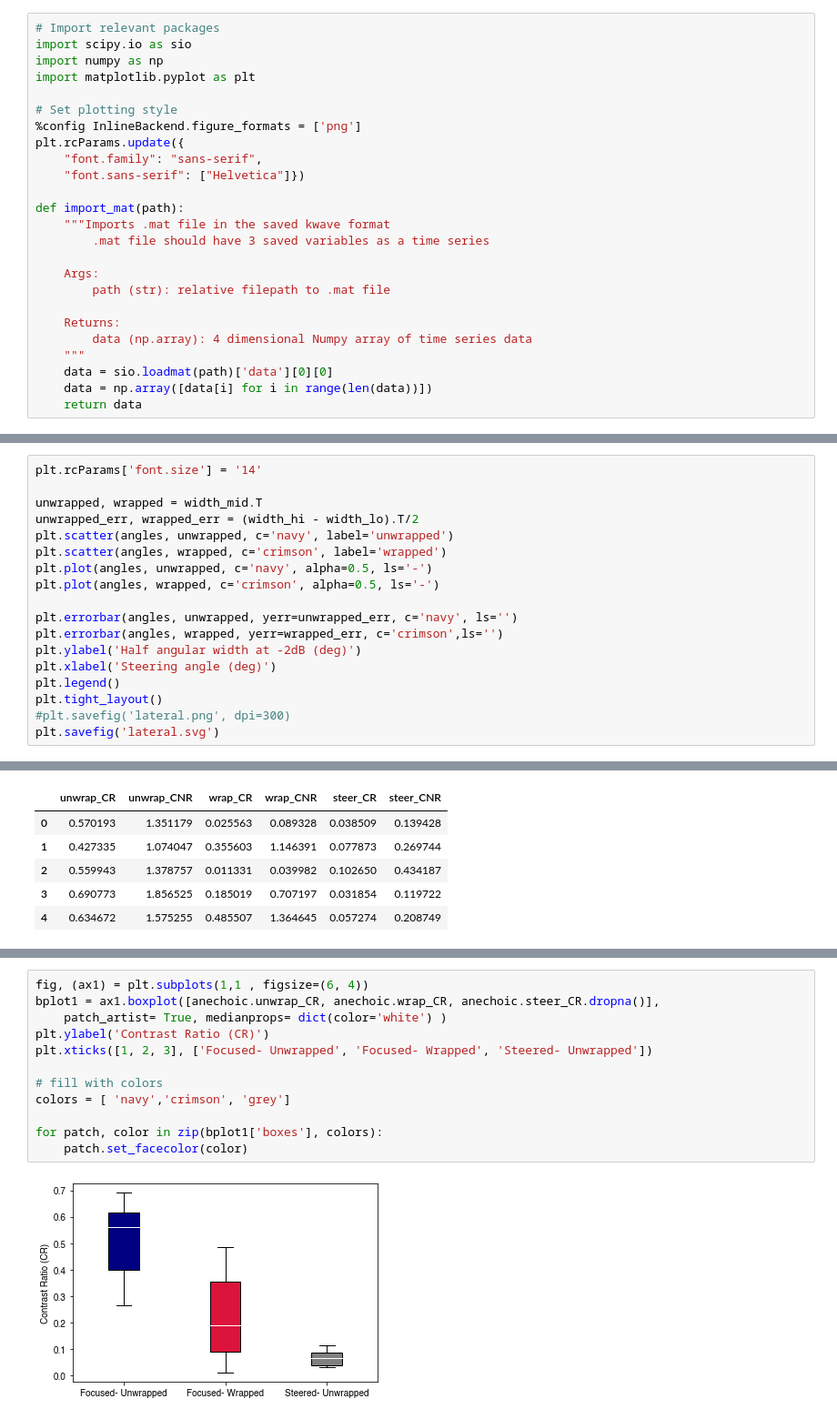
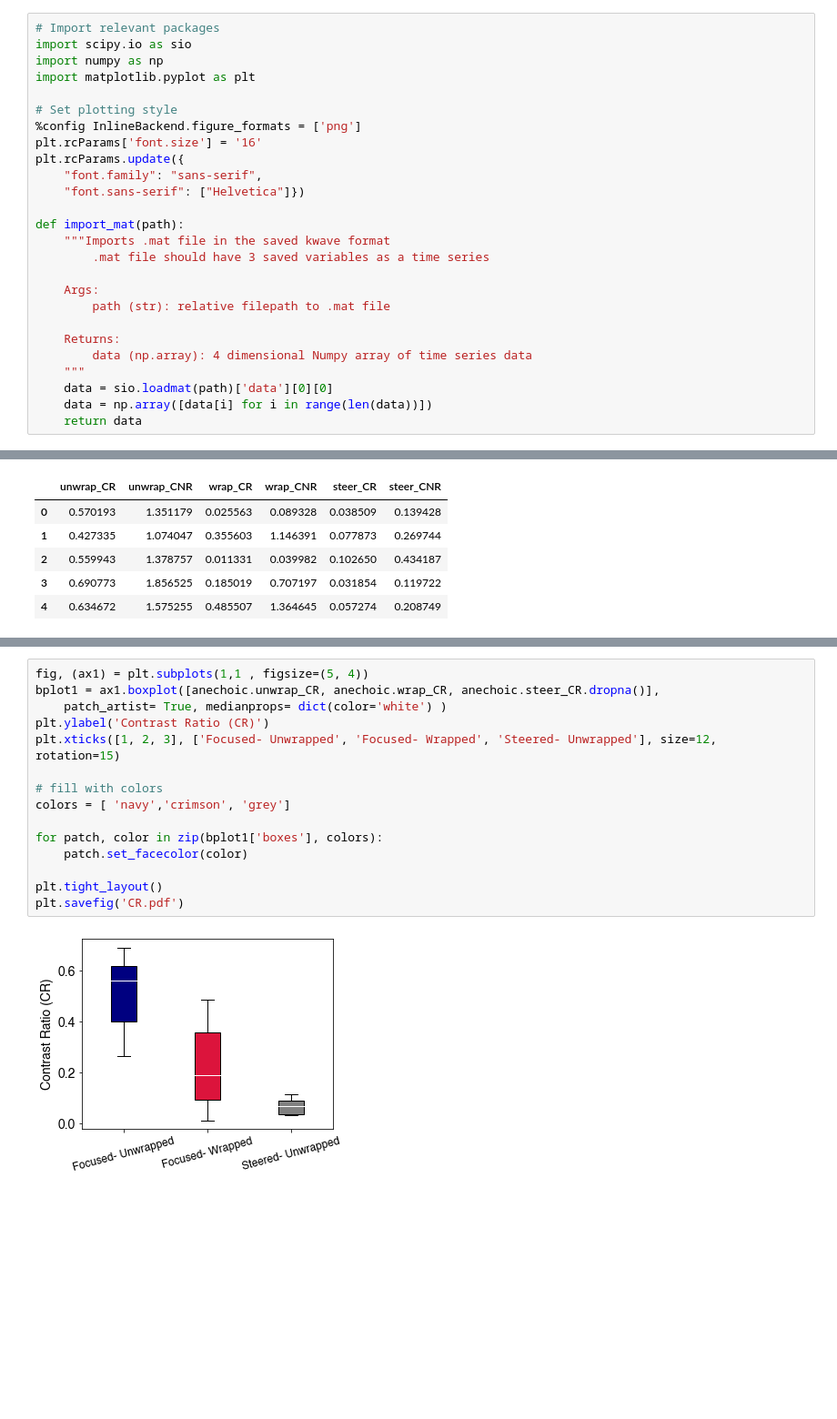
Before and after one commit to kwokkenton/dormouse, a Jupyter notebook: analysis/analysis.ipynb, the cells around one changed output, grey strips where cells are left out. Shown at 91% size. Cells and saved outputs as stored; diff of their text form; blank space fills up the shorter version.

```diff
--- a/analysis/analysis.ipynb
+++ b/analysis/analysis.ipynb
@@ -9,6 +9,7 @@ import matplotlib.pyplot as plt
 
 # Set plotting style
 %config InlineBackend.figure_formats = ['png']
+plt.rcParams['font.size'] = '16'
 plt.rcParams.update({
     "font.family": "sans-serif",
     "font.sans-serif": ["Helvetica"]})
@@ -204,20 +373,2 @@ Text(0.5, 1.0, 'Tolerance visualisations')
 # %% [markdown]
 When main lobe reaches -2dB.
-# %%
-plt.rcParams['font.size'] = '14'
-
-unwrapped, wrapped = width_mid.T
-unwrapped_err, wrapped_err = (width_hi - width_lo).T/2
-plt.scatter(angles, unwrapped, c='navy', label='unwrapped')
-plt.scatter(angles, wrapped, c='crimson', label='wrapped')
-plt.plot(angles, unwrapped, c='navy', alpha=0.5, ls='-')
-plt.plot(angles, wrapped, c='crimson', alpha=0.5, ls='-')
-
-plt.errorbar(angles, unwrapped, yerr=unwrapped_err, c='navy', ls='')
-plt.errorbar(angles, wrapped, yerr=wrapped_err, c='crimson',ls='')
-plt.ylabel('Half angular width at -2dB (deg)')
-plt.xlabel('Steering angle (deg)')
-plt.legend()
-plt.tight_layout()
-#plt.savefig('lateral.png', dpi=300)
-plt.savefig('lateral.svg')
@@ -493,17 +732,20 @@ anechoic.wrap_CNR, anechoic.unwrap_CNR
  8    0.722849
  Name: unwrap_CNR, dtype: float64)
 # %%
-fig, (ax1) = plt.subplots(1,1 , figsize=(6, 4))
+fig, (ax1) = plt.subplots(1,1 , figsize=(5, 4))
 bplot1 = ax1.boxplot([anechoic.unwrap_CR, anechoic.wrap_CR, anechoic.steer_CR.dropna()],
     patch_artist= True, medianprops= dict(color='white') )
 plt.ylabel('Contrast Ratio (CR)')
-plt.xticks([1, 2, 3], ['Focused- Unwrapped', 'Focused- Wrapped', 'Steered- Unwrapped'])
+plt.xticks([1, 2, 3], ['Focused- Unwrapped', 'Focused- Wrapped', 'Steered- Unwrapped'], size=12, rotation=15)
 
 # fill with colors
 colors = [ 'navy','crimson', 'grey']
 
 for patch, color in zip(bplot1['boxes'], colors):
     patch.set_facecolor(color)
+
+plt.tight_layout()
+plt.savefig('CR.pdf')
 # %% [output]
-[figure, old version]
+[figure, new version]
 # %%
```
Also changed, not shown: parts of 24 cells of this notebook, 41 other files.
